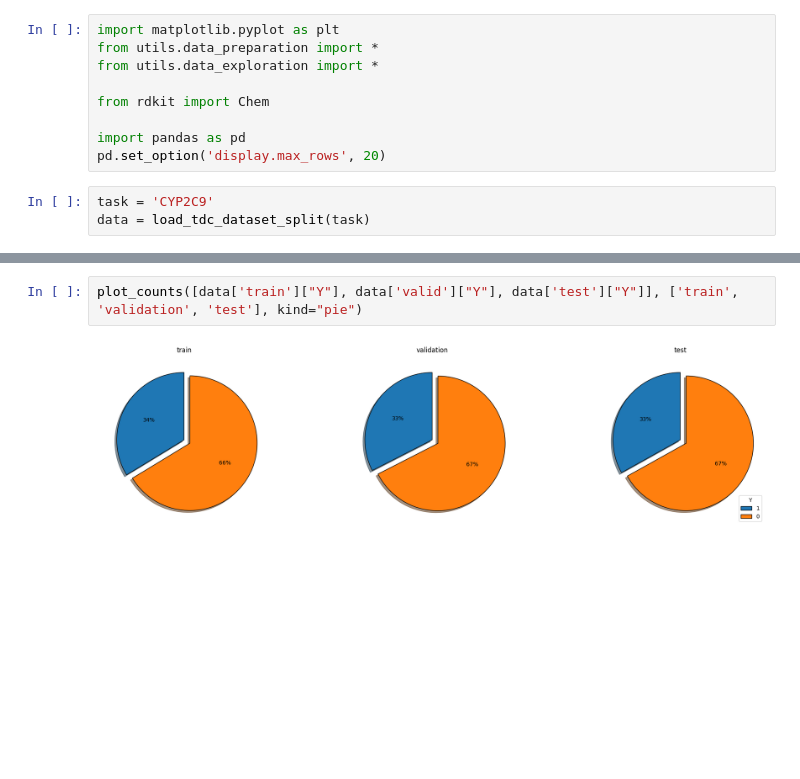
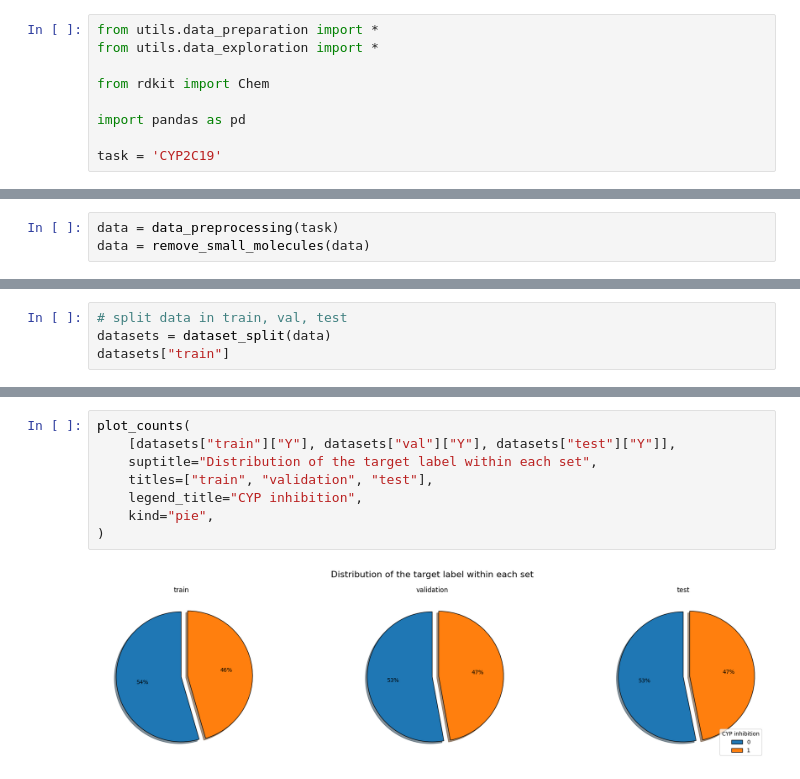
Before and after one commit to JonnaMat/CYP-inhibition, a Jupyter notebook: src/project.ipynb, the cells around one changed output, grey strips where cells are left out. Saved outputs shown, nothing was run; the diff lists cells and outputs as text; blank space fills up the shorter version.

Commit message:
Add loading+exploration the data to project.ipynb

```diff
--- a/src/project.ipynb
+++ b/src/project.ipynb
@@ -1,12 +1,9 @@
 # %%
-import matplotlib.pyplot as plt
 from utils.data_preparation import *
 from utils.data_exploration import *
 
 from rdkit import Chem
 
 import pandas as pd
-pd.set_option('display.max_rows', 20)
+
+task = 'CYP2C19'
-# %%
-task = 'CYP2C9'
-data = load_tdc_dataset_split(task)
@@ -34,0 +23,3 @@ data['train']
+# %%
+data = data_preprocessing(task)
+data = remove_small_molecules(data)
@@ -34,0 +88,4 @@ data['train']
+# %%
+# split data in train, val, test
+datasets = dataset_split(data)
+datasets["train"]
@@ -35,4 +121,10 @@ data['train']
 # %%
-plot_counts([data['train']["Y"], data['valid']["Y"], data['test']["Y"]], ['train', 'validation', 'test'], kind="pie")
+plot_counts(
+    [datasets["train"]["Y"], datasets["val"]["Y"], datasets["test"]["Y"]],
+    suptitle="Distribution of the target label within each set",
+    titles=["train", "validation", "test"],
+    legend_title="CYP inhibition",
+    kind="pie",
+)
 # %% [output]
-[figure, old version]
+[figure, new version]
```
Also changed, not shown: parts of 13 cells of this notebook, 4 other files.
